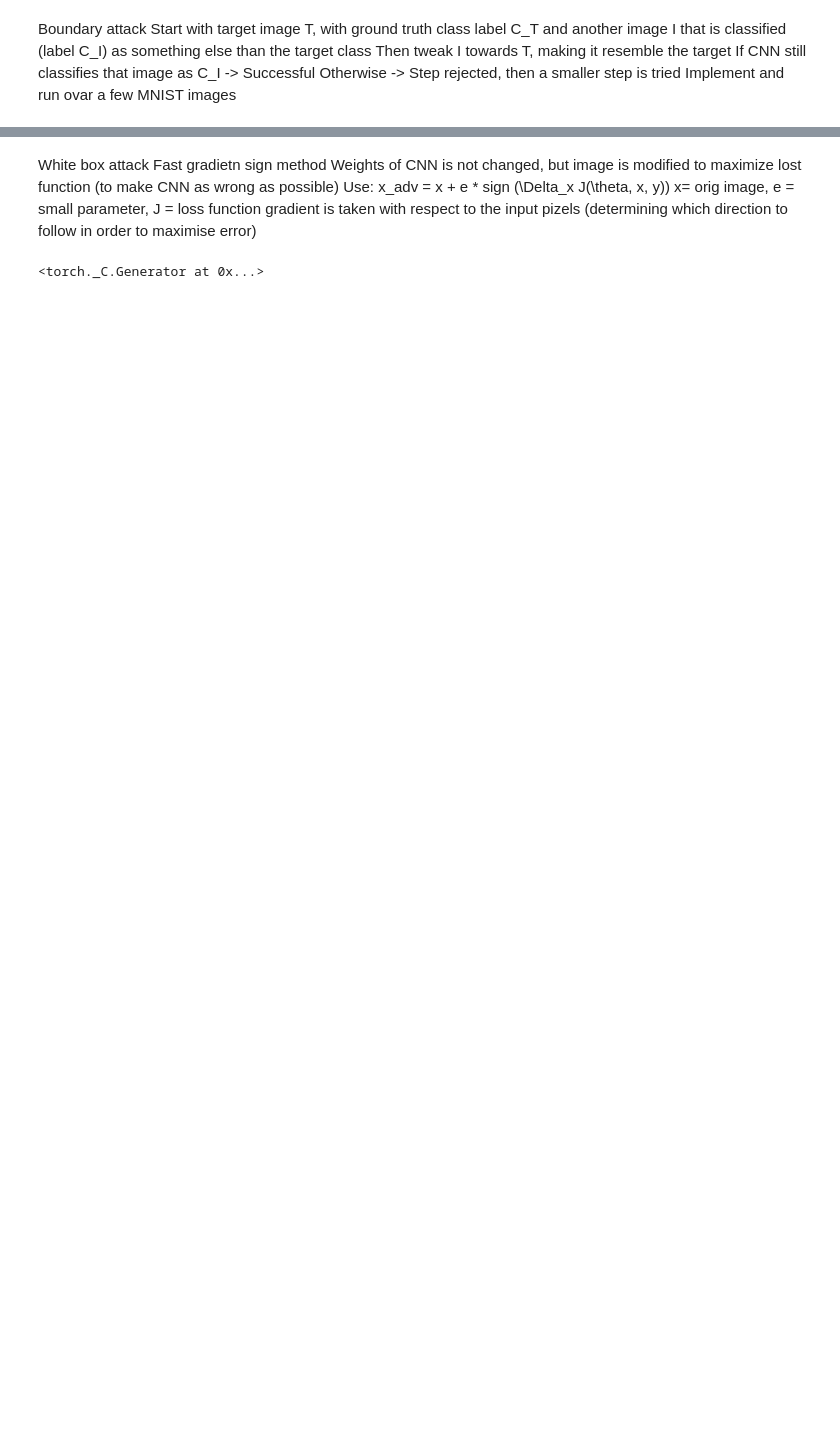
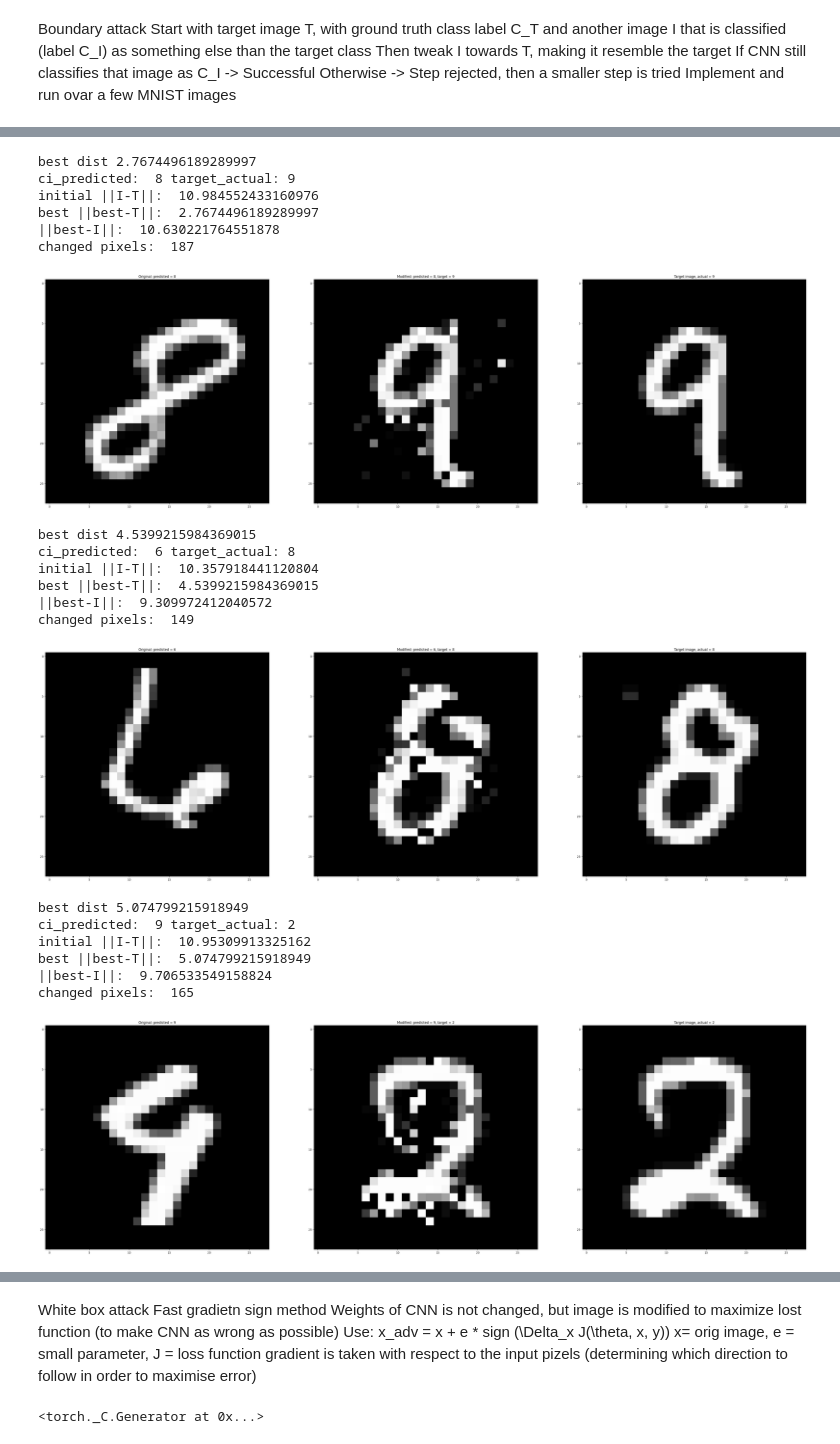
Before and after one commit to CleosCleopatra/Comp-AI, a Jupyter notebook: Assignment4.ipynb, the cells around one changed output, grey strips where cells are left out. Cells and saved outputs as stored; diff of their text form; code cells hidden in the pictures; blank space fills up the shorter version.

```diff
--- a/Assignment4.ipynb
+++ b/Assignment4.ipynb
@@ -292,0 +255,70 @@ for i in range(images_num):
+# %%
+images_num = 3
+
+for i in range(images_num):
+    target_found = False
+    while target_found == False:
+        index = random.randint(0, len(x_test_extra)-1)
+        pred, probs = predict(model, x_test_extra[index:index+1])
+        if pred == y_test[index]:
+            target_found = True
+
+            target_indx = index
+            target_actual = y_test[index]
+            target_probabilities = probs
+            target_image = x_test_extra[target_indx:target_indx+1]
+
+    I_found = False
+    while I_found == False:
+        index = random.randint(0, len(x_test_extra)-1)
+        pred, probs = predict(model, x_test_extra[index:index+1])
+        if pred != target_actual:
+            I_found = True
+
+            ci = index
+            ci_predicted = pred
+            i_probabilities = probs
+            ci_image = x_test_extra[index: index+1]
+
+
+    number_of_pixels_edited = 50
+
+
+
+    best_image, best_pred, best_dist, best_step, best_n, n = boundary_attack(ci_image, target_image, model, ci_predicted, number_of_pixels_edited)
+
+    plt.figure(figsize = (50, 50))
+    plt.subplot(1,3,1)
+    plt.imshow(x_test_extra[ci][..., 0], cmap="gray")
+    plt.title(f"Original: predicted = {ci_predicted}")
+    plt.subplot(1,3,2)
+    plt.imshow(best_image[0, ..., 0], cmap = "gray")
+    plt.title(f"Modified: predicted = {best_pred}, target = {target_actual}")
+    plt.subplot(1,3,3)
+    plt.imshow(target_image[0,..., 0], cmap="gray")
+    plt.title(f"Target image, actual = {target_actual}")
+
+
+    plt.show()
+# %% [output]
+best dist 2.7674496189289997
+ci_predicted:  8 target_actual: 9
+initial ||I-T||:  10.984552433160976
+best ||best-T||:  2.7674496189289997
+||best-I||:  10.630221764551878
+changed pixels:  187
+[figure, added]
+best dist 4.5399215984369015
+ci_predicted:  6 target_actual: 8
+initial ||I-T||:  10.357918441120804
+best ||best-T||:  4.5399215984369015
+||best-I||:  9.309972412040572
+changed pixels:  149
+[figure, added]
+best dist 5.074799215918949
+ci_predicted:  9 target_actual: 2
+initial ||I-T||:  10.95309913325162
+best ||best-T||:  5.074799215918949
+||best-I||:  9.706533549158824
+changed pixels:  165
+[figure, added]
```
Also changed, not shown: parts of 12 cells of this notebook.
